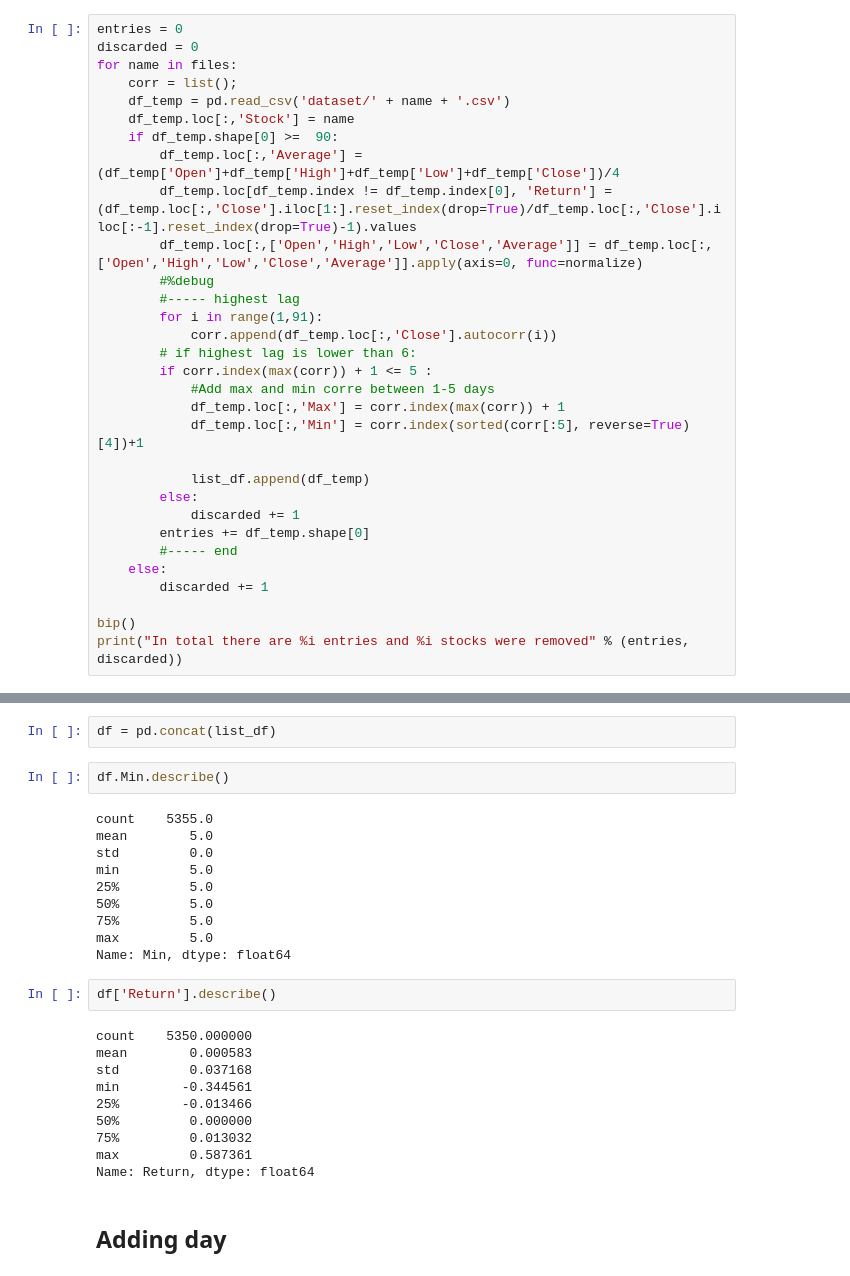
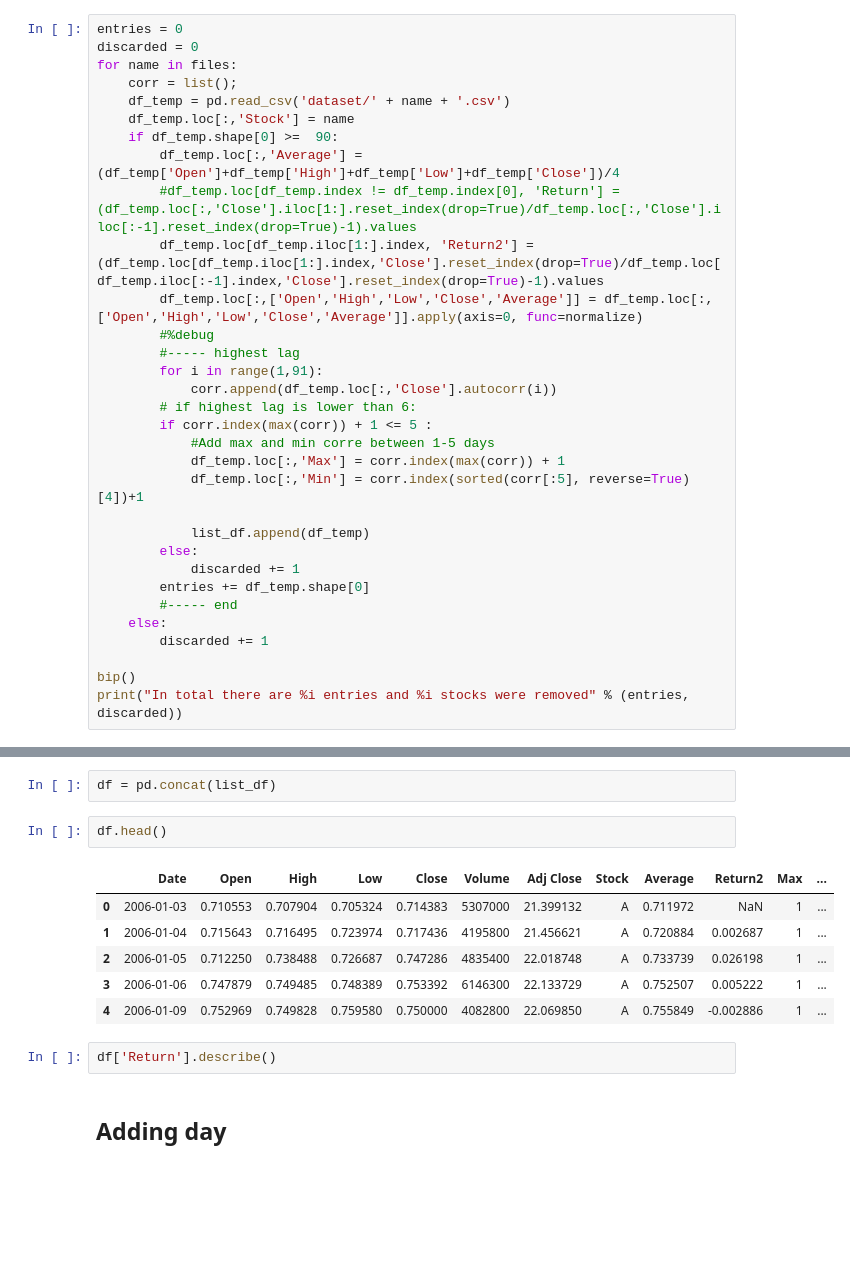
Before and after one commit to NotAnyMike/ML-and-stocks, a Jupyter notebook: pre-processing.ipynb, the cells around one changed output, grey strips where cells are left out. Cells and saved outputs as stored; diff of their text form; blank space fills up the shorter version.

```diff
--- a/pre-processing.ipynb
+++ b/pre-processing.ipynb
@@ -45,7 +45,8 @@ for name in files:
     df_temp.loc[:,'Stock'] = name
     if df_temp.shape[0] >=  90:
         df_temp.loc[:,'Average'] = (df_temp['Open']+df_temp['High']+df_temp['Low']+df_temp['Close'])/4
-        df_temp.loc[df_temp.index != df_temp.index[0], 'Return'] = (df_temp.loc[:,'Close'].iloc[1:].reset_index(drop=True)/df_temp.loc[:,'Close'].iloc[:-1].reset_index(drop=True)-1).values
+        #df_temp.loc[df_temp.index != df_temp.index[0], 'Return'] = (df_temp.loc[:,'Close'].iloc[1:].reset_index(drop=True)/df_temp.loc[:,'Close'].iloc[:-1].reset_index(drop=True)-1).values
+        df_temp.loc[df_temp.iloc[1:].index, 'Return2'] = (df_temp.loc[df_temp.iloc[1:].index,'Close'].reset_index(drop=True)/df_temp.loc[df_temp.iloc[:-1].index,'Close'].reset_index(drop=True)-1).values
         df_temp.loc[:,['Open','High','Low','Close','Average']] = df_temp.loc[:,['Open','High','Low','Close','Average']].apply(axis=0, func=normalize)
         #%debug
         #----- highest lag
@@ -71,30 +88,17 @@ print("In total there are %i entries and %i stocks were removed" % (entries, dis
 In total there are 5355 entries and 0 stocks were removed
 # %%
 df = pd.concat(list_df)
-# %%
-df.Min.describe()
-# %% [output]
-count    5355.0
-mean        5.0
-std         0.0
-min         5.0
-25%         5.0
-50%         5.0
-75%         5.0
-max         5.0
-Name: Min, dtype: float64
+# %%
+df.head()
+# %% [output]
+|  | Date | Open | High | Low | Close | Volume | Adj Close | Stock | Average | Return2 | Max | ... |
+| 0 | 2006-01-03 | 0.710553 | 0.707904 | 0.705324 | 0.714383 | 5307000 | 21.399132 | A | 0.711972 | NaN | 1 | ... |
+| 1 | 2006-01-04 | 0.715643 | 0.716495 | 0.723974 | 0.717436 | 4195800 | 21.456621 | A | 0.720884 | 0.002687 | 1 | ... |
+| 2 | 2006-01-05 | 0.712250 | 0.738488 | 0.726687 | 0.747286 | 4835400 | 22.018748 | A | 0.733739 | 0.026198 | 1 | ... |
+| 3 | 2006-01-06 | 0.747879 | 0.749485 | 0.748389 | 0.753392 | 6146300 | 22.133729 | A | 0.752507 | 0.005222 | 1 | ... |
+| 4 | 2006-01-09 | 0.752969 | 0.749828 | 0.759580 | 0.750000 | 4082800 | 22.069850 | A | 0.755849 | -0.002886 | 1 | ... |
 # %%
 df['Return'].describe()
-# %% [output]
-count    5350.000000
-mean        0.000583
-std         0.037168
-min        -0.344561
-25%        -0.013466
-50%         0.000000
-75%         0.013032
-max         0.587361
-Name: Return, dtype: float64
 # %% [markdown]
 ## Adding day
 # %%
```
Also changed, not shown: parts of 2 cells of this notebook, 1 other file.
